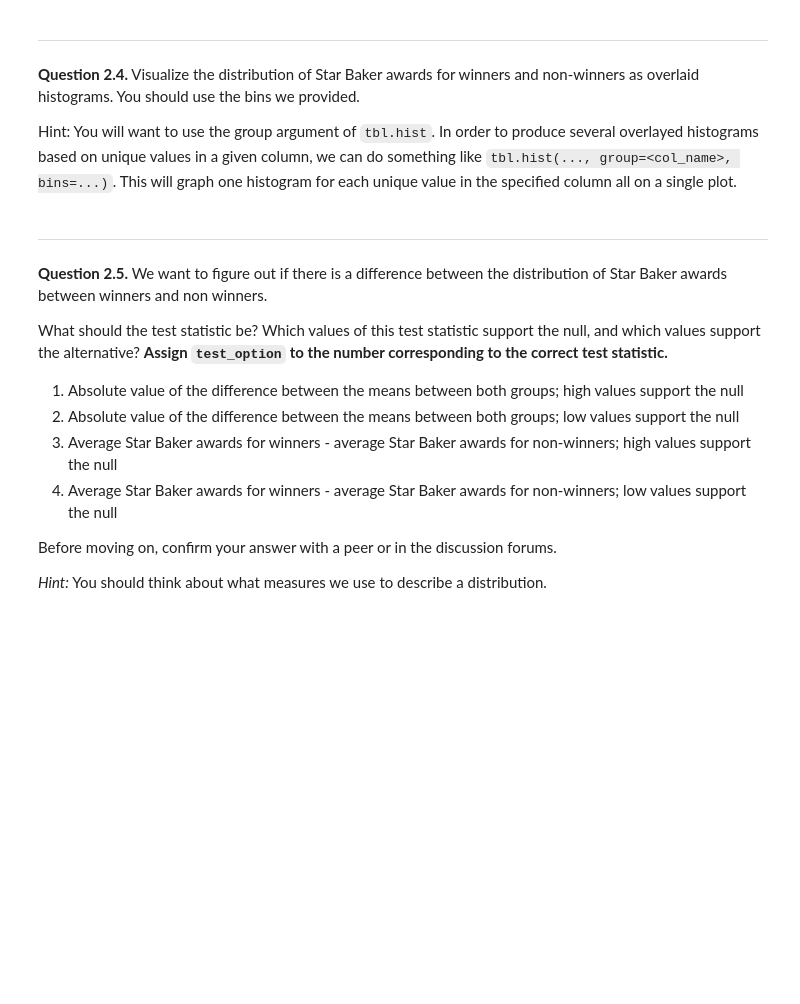
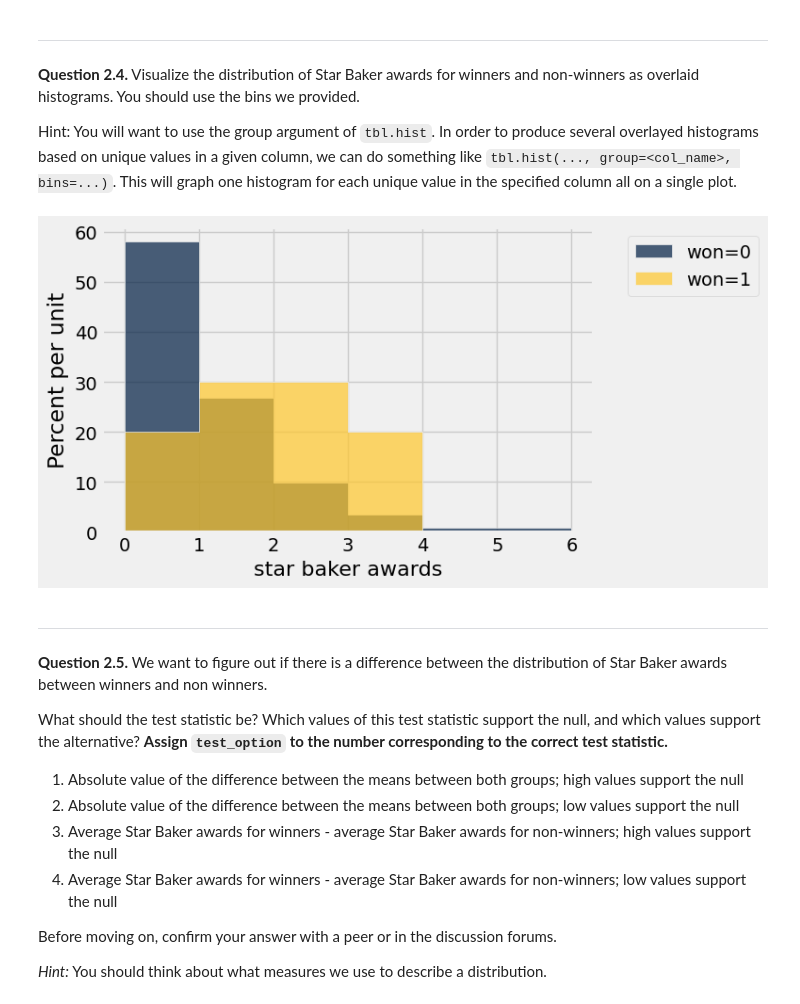
Before and after one commit to nguyentankdb17/DS, a Jupyter notebook: materials-fa24-main/lab/lab07/lab07.ipynb, the cells around one changed output. Drawn from its saved outputs; the diff is of its cells as text; code cells hidden in the pictures; blank space fills up the shorter version.

```diff
--- a/materials-fa24-main/lab/lab07/lab07.ipynb
+++ b/materials-fa24-main/lab/lab07/lab07.ipynb
@@ -161,7 +176,9 @@ grader.check("q2_3")
 Hint: You will want to use the group argument of `tbl.hist`. In order to produce several overlayed histograms based on unique values in a given column, we can do something like `tbl.hist(..., group=<col_name>, bins=...)`. This will graph one histogram for each unique value in the specified column all on a single plot.
 # %%
 useful_bins = np.arange(0, 7)
-...
+bakers.hist(group="won",bins=useful_bins)
+# %% [output]
+[figure, added]
 # %% [markdown]
 <hr style="border: 1px solid #fdb515;" />
 
```
Also changed, not shown: parts of 19 cells of this notebook.
